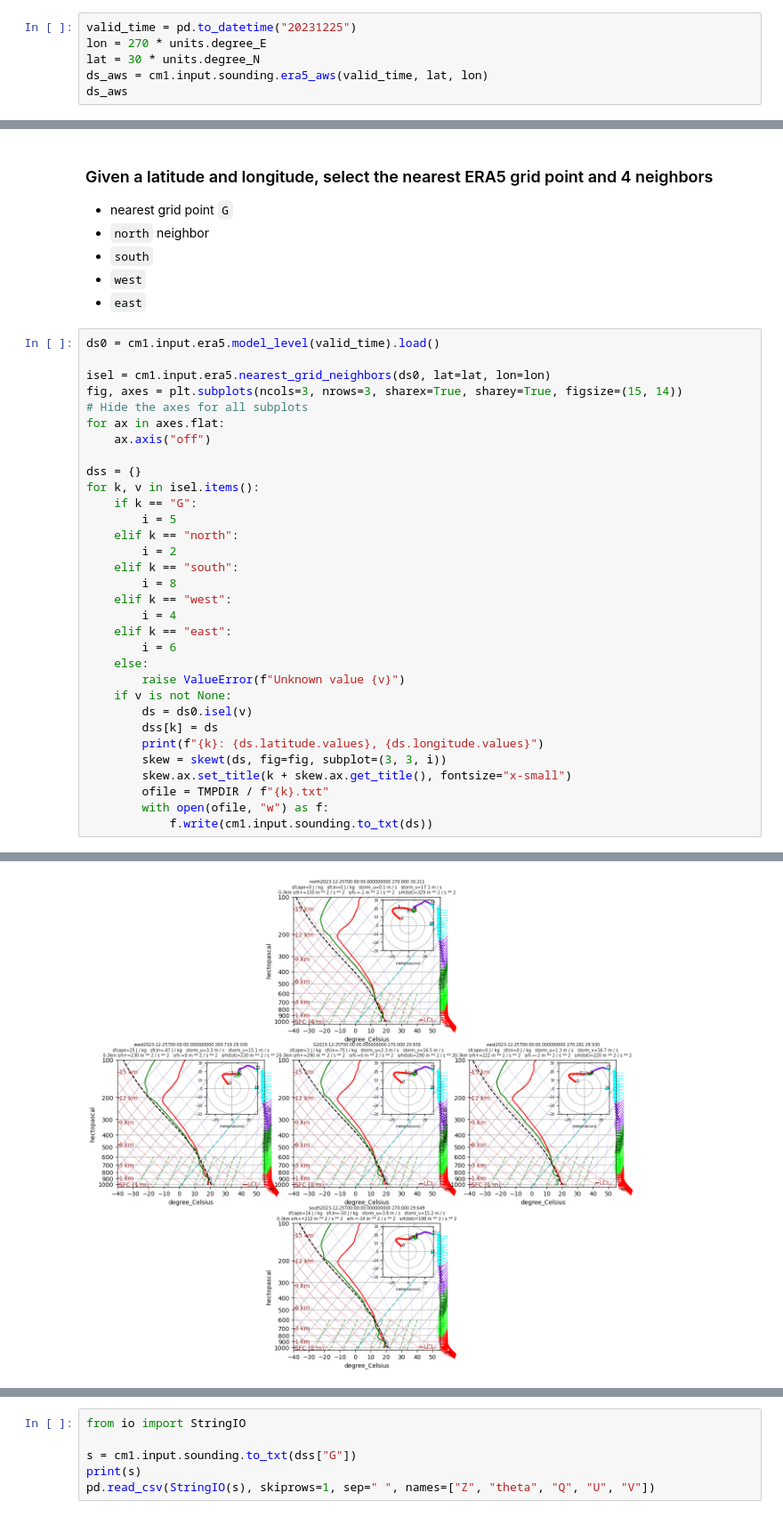
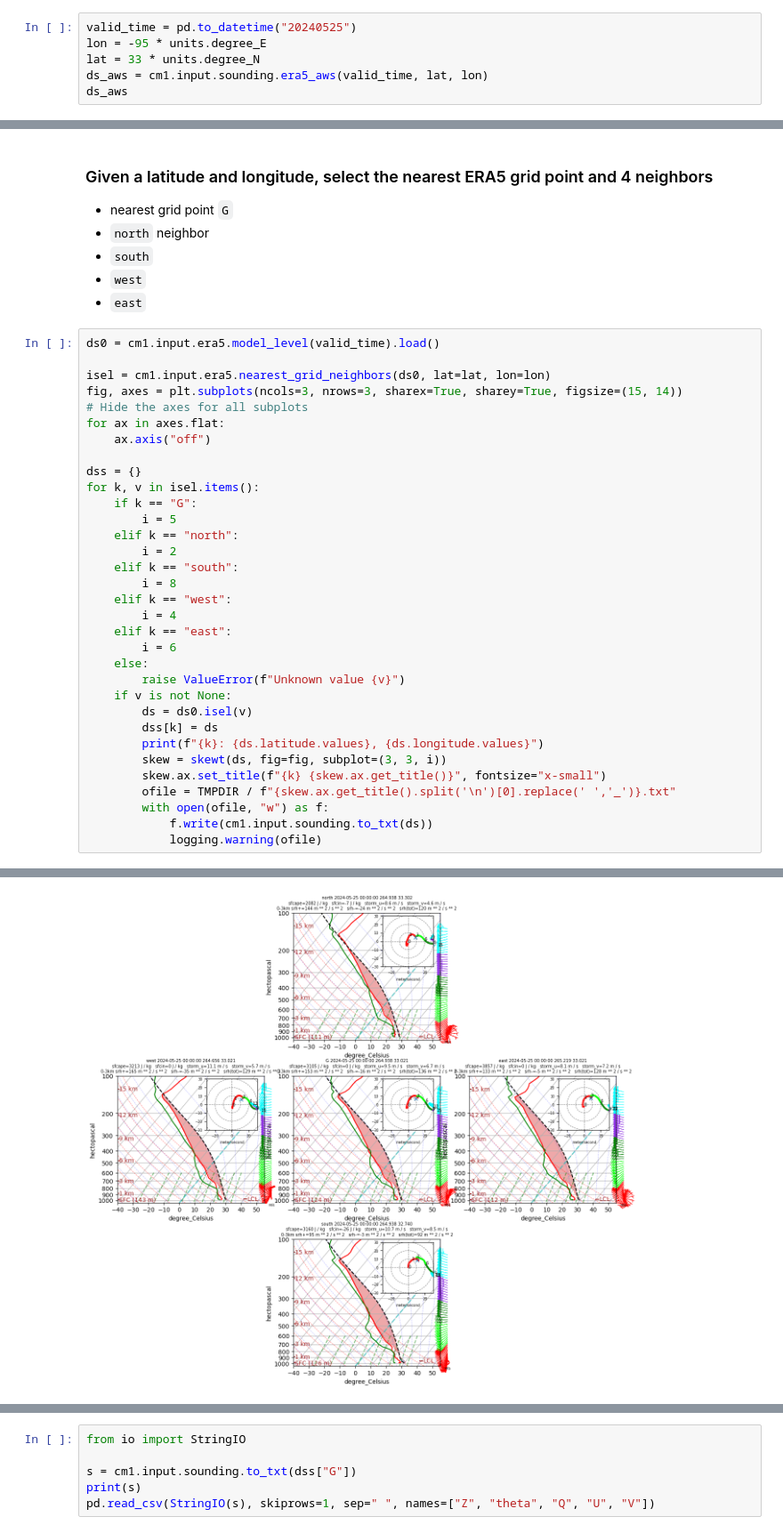
Before and after one commit to ahijevyc/cm1, a Jupyter notebook: cm1/input_sounding_era5.ipynb, the cells around one changed output, grey strips where cells are left out. Shown at 89% size. Cells and saved outputs as stored; diff of their text form.

Commit message:
handle negative lon argument
take modulo 360 * units.degreeE

```diff
--- a/cm1/input_sounding_era5.ipynb
+++ b/cm1/input_sounding_era5.ipynb
@@ -66,8 +50,8 @@ for i, ds in enumerate(dss):
 [figure]
 # %%
-valid_time = pd.to_datetime("20231225")
-lon = 270 * units.degree_E
-lat = 30 * units.degree_N
+valid_time = pd.to_datetime("20240525")
+lon = -95 * units.degree_E
+lat = 33 * units.degree_N
 ds_aws = cm1.input.sounding.era5_aws(valid_time, lat, lon)
 ds_aws
 # %% [output]
@@ -134,8 +118,9 @@ for k, v in isel.items():
         dss[k] = ds
         print(f"{k}: {ds.latitude.values}, {ds.longitude.values}")
         skew = skewt(ds, fig=fig, subplot=(3, 3, i))
-        skew.ax.set_title(k + skew.ax.get_title(), fontsize="x-small")
-        ofile = TMPDIR / f"{k}.txt"
+        skew.ax.set_title(f"{k} {skew.ax.get_title()}", fontsize="x-small")
+        ofile = TMPDIR / f"{skew.ax.get_title().split('\n')[0].replace(' ','_')}.txt"
         with open(ofile, "w") as f:
             f.write(cm1.input.sounding.to_txt(ds))
+            logging.warning(ofile)
 # %% [output]
@@ -184,4 +143,4 @@ east: 29.9297323379, 270.28125
-[figure, old version]
+[figure, new version]
 # %%
 invariant = cm1.input.era5.invariant()
 invariant.LSM.plot()
```
Also changed, not shown: parts of 5 cells of this notebook, 5 other files.
